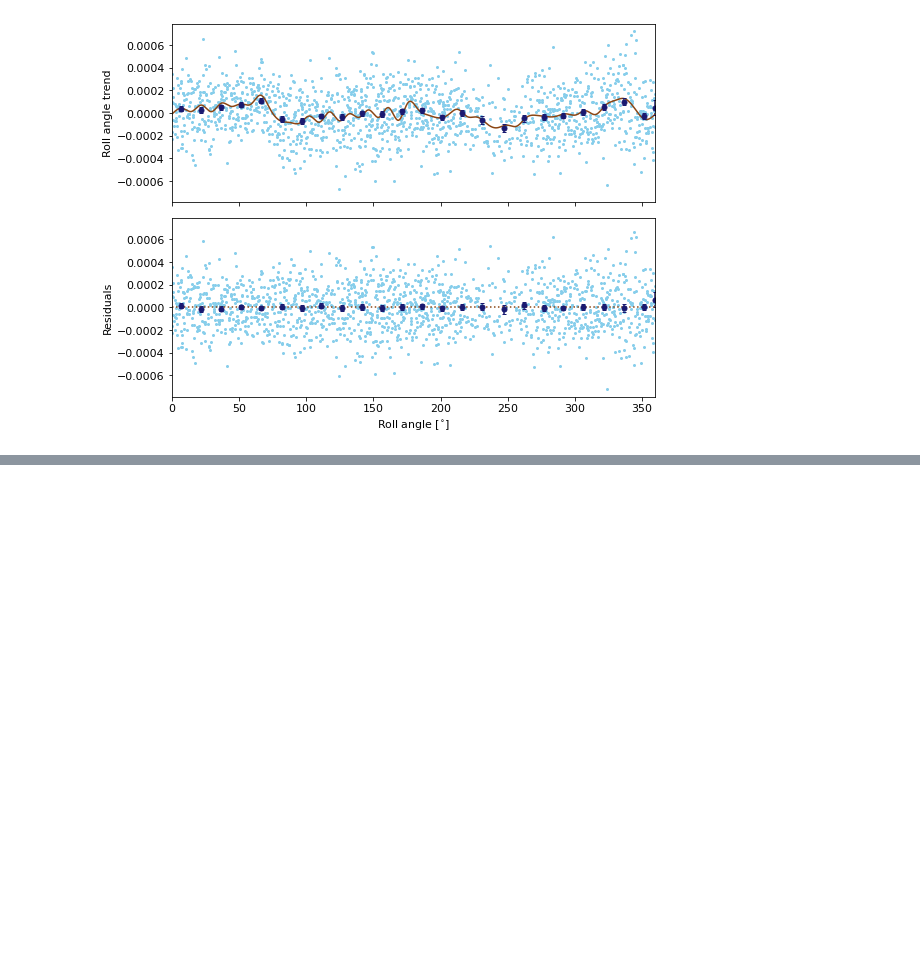
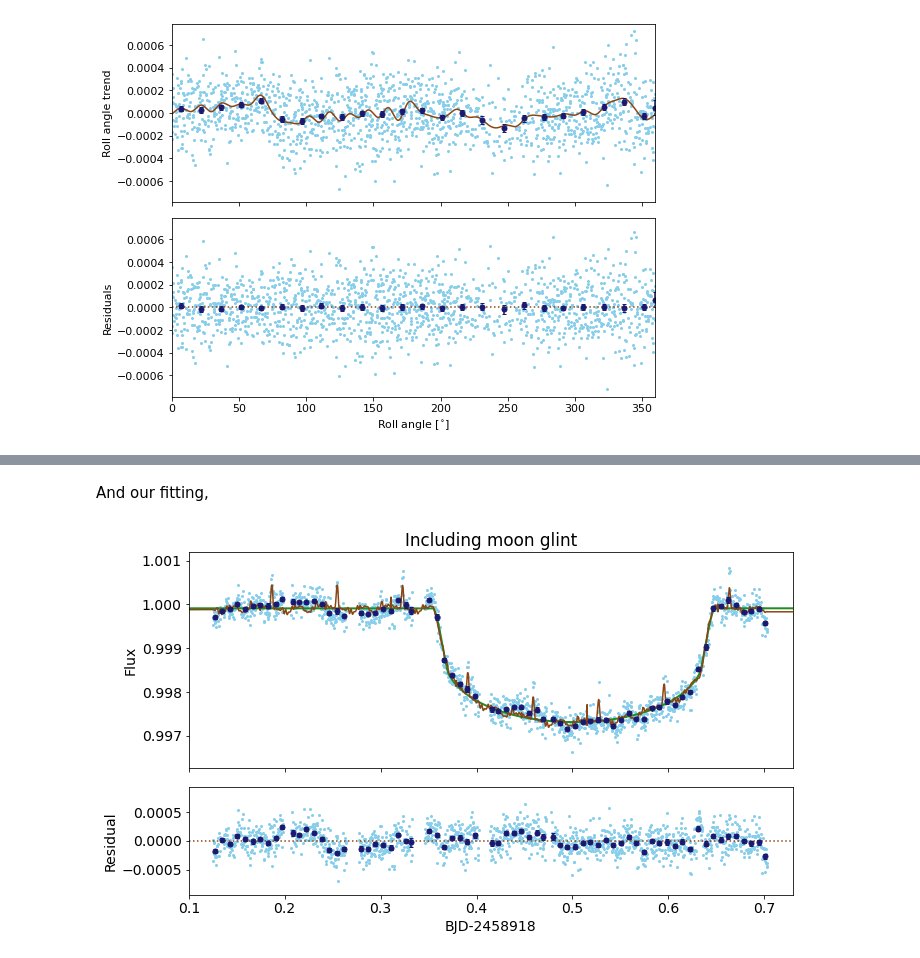
Before and after one commit to Jayshil/pycheops-tutorials, a Jupyter notebook: p2_kelt11.ipynb, the cells around one changed output, grey strips where cells are left out. Cells and saved outputs as stored; diff of their text form; code cells hidden in the pictures; blank space fills up the shorter version.

```diff
--- a/p2_kelt11.ipynb
+++ b/p2_kelt11.ipynb
@@ -422,0 +538,7 @@ fig = dd.rollangle_plot()
+# %% [markdown]
+And our fitting,
+# %%
+dd.plot_lmfit(binwidth=0.008, figsize=(10,6), fontsize=14, detrend=False,
+              title='Including moon glint');
+# %% [output]
+[figure, added]
```
Also changed, not shown: parts of 12 cells of this notebook.
